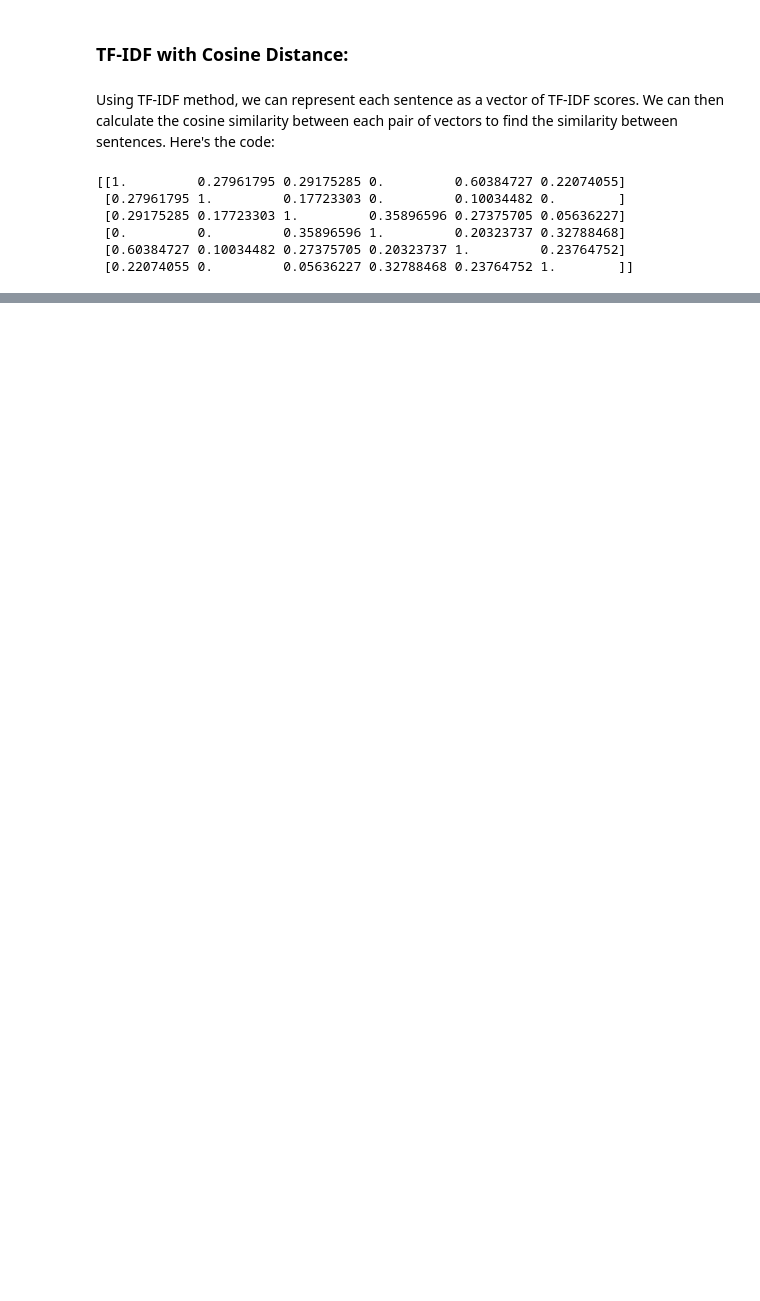
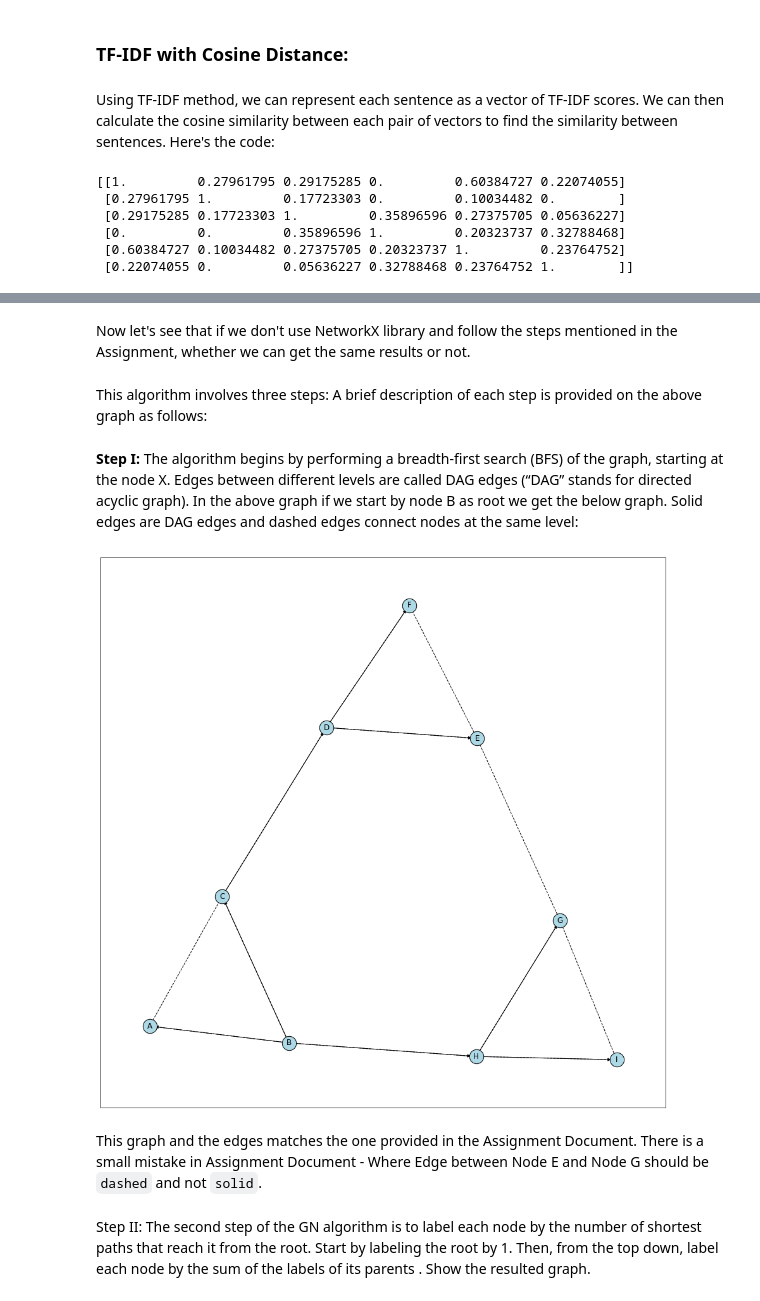
Before and after one commit to viralbthakar/CP8210-DB-Design, a Jupyter notebook: Assignment - 5 - NLP/main.ipynb, the cells around one changed output, grey strips where cells are left out. Saved outputs shown, nothing was run; the diff lists cells and outputs as text; code cells hidden in the pictures; blank space fills up the shorter version.

```diff
--- a/Assignment - 5 - NLP/main.ipynb
+++ b/Assignment - 5 - NLP/main.ipynb
@@ -183,0 +238,9 @@ Similarity score: 0.2796179458525532
+# %%
+from sklearn.cluster import KMeans
+
+# Apply k-means clustering to the sentence embeddings
+kmeans = KMeans(n_clusters=3, random_state=0).fit(embeddings)
+
+# Print the cluster assignments for each sentence
+for i, cluster_label in enumerate(kmeans.labels_):
+    print(f"Sentence {i+1} {data_copy_dict['text'][i]} belongs to cluster {cluster_label+1}")
@@ -183,0 +330,44 @@ Similarity score: 0.2796179458525532
+# %% [markdown]
+Now let's see that if we don't use NetworkX library and follow the steps mentioned in the Assignment, whether we can get the same results or not.
+# %% [markdown]
+This algorithm involves three steps: A brief description of each step is provided on the above graph as follows:
+# %% [markdown]
+**Step I:** The algorithm begins by performing a breadth-first search (BFS) of the graph, starting at the node X. Edges between different levels are called DAG edges (“DAG” stands for directed acyclic graph). In the above graph if we start by node B as root we get the below graph. Solid edges are DAG edges and dashed edges connect nodes at the same level:
+# %%
+root = 'B'
+G = main_graph.copy()
+# Perform BFS starting from node B
+bfs_tree = nx.bfs_tree(G, 'B')
+
+plt.figure(figsize =(16, 16))
+
+# Compute node positions that try to evenly distribute the nodes vertically
+pos = nx.spring_layout(G, seed=42, iterations=500, scale=2)
+
+# Compute the BFS level for each node
+bfs_level = {}
+bfs_level['B'] = 0
+for i, level in enumerate(nx.bfs_successors(bfs_tree, 'B')):
+    for node in level[1]:
+        bfs_level[node] = i + 1
+
+# Draw the nodes for each level
+for level in range(max(bfs_level.values()) + 1):
+    nodes = [node for node in bfs_tree.nodes() if bfs_level[node] == level]
+    nx.draw_networkx_nodes(bfs_tree, pos, nodelist=nodes, node_size=500, node_color='lightblue', edgecolors='black')
+
+# Draw the edges
+nx.draw_networkx_edges(G, pos, edgelist=G.edges(), style='dashed')
+nx.draw_networkx_edges(bfs_tree, pos, edgelist=bfs_tree.edges(), style='solid')
+
+# Draw the labels
+nx.draw_networkx_labels(G, pos)
+
+# Show the plot
+plt.show()
+# %% [output]
+[figure, added]
+# %% [markdown]
+This graph and the edges matches the one provided in the Assignment Document. There is a small mistake in Assignment Document - Where Edge between Node E and Node G should be `dashed` and not `solid`.
+# %% [markdown]
+Step II: The second step of the GN algorithm is to label each node by the number of shortest paths that reach it from the root. Start by labeling the root by 1. Then, from the top down, label each node by the sum of the labels of its parents . Show the resulted graph.
```
Also changed, not shown: parts of 17 cells of this notebook.
